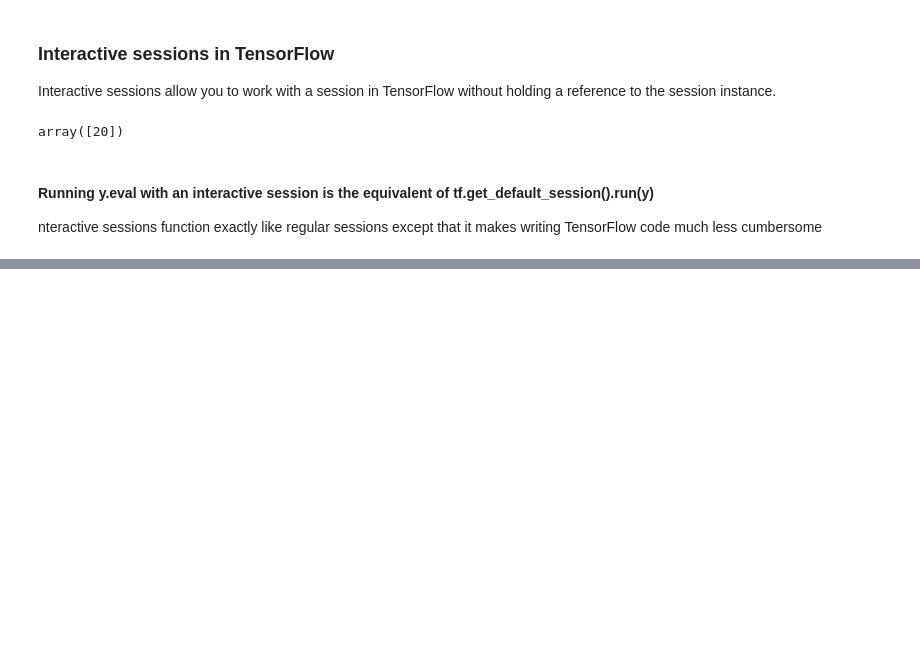
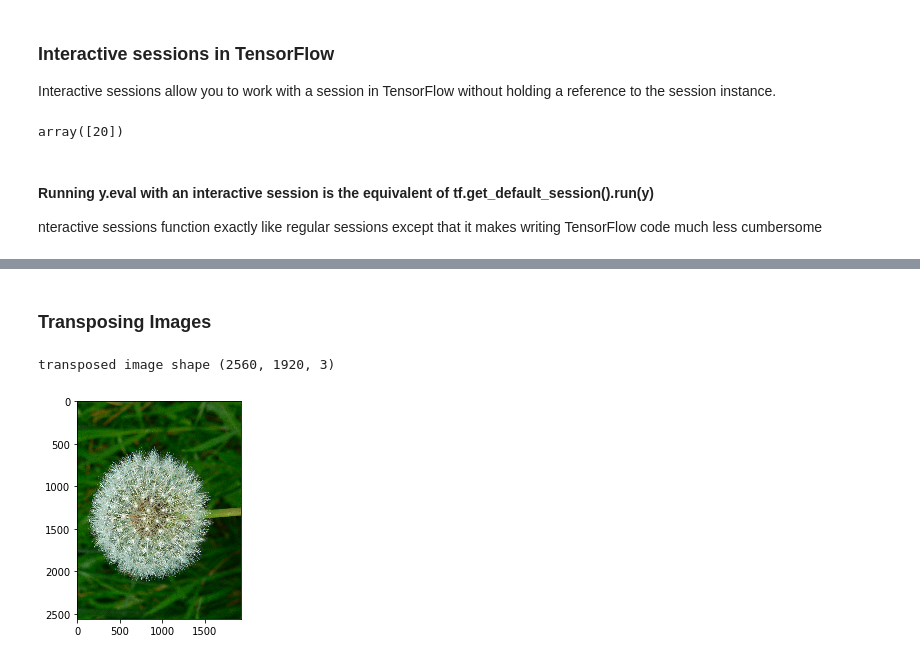
Before and after one commit to veshitala/Tensorflow-101, a Jupyter notebook: Tensor flow starting.ipynb, the cells around one changed output, grey strips where cells are left out. Cells and saved outputs as stored; diff of their text form; code cells hidden in the pictures; blank space fills up the shorter version.

```diff
--- a/Tensor flow starting.ipynb
+++ b/Tensor flow starting.ipynb
@@ -549,0 +592,16 @@ This was a quick overview of linear regression implemented in TensorFlow for the
+# %% [markdown]
+### Transposing Images
+# %%
+x= tf.Variable(image ,name="x") #  x holds this image as a tensor.
+init = tf.global_variables_initializer()
+
+with tf.Session() as sess:
+    sess.run(init)
+    transpose = tf.transpose(x,perm=[1,0,2])  ## We are swapping 1 and 0
+    result = sess.run(transpose)
+    print("transposed image shape" , result.shape)
+    plt.imshow(result)
+    plt.show()
+# %% [output]
+transposed image shape (2560, 1920, 3)
+[figure, added]
```
Also changed, not shown: parts of 14 cells of this notebook, 5 other files.
